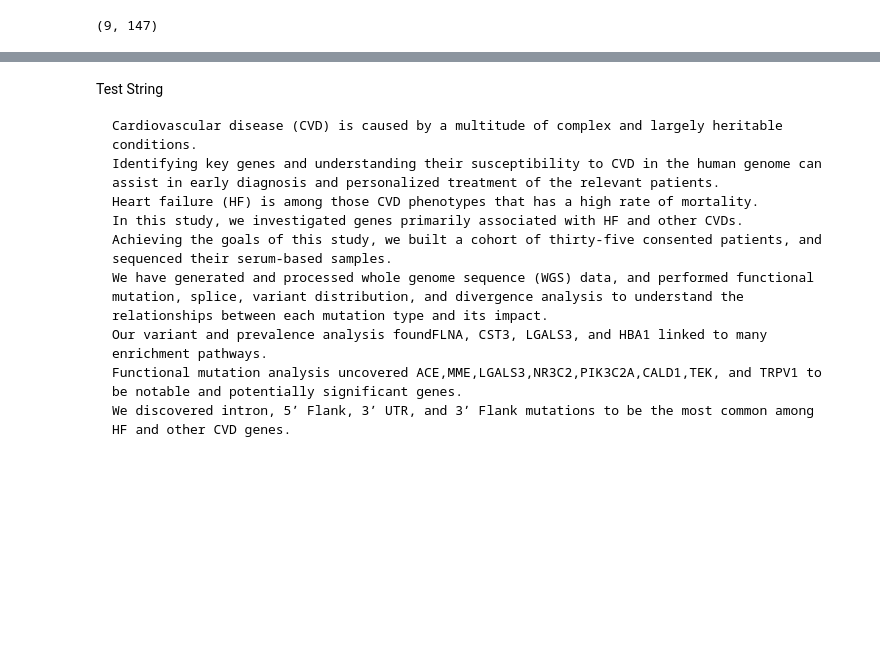
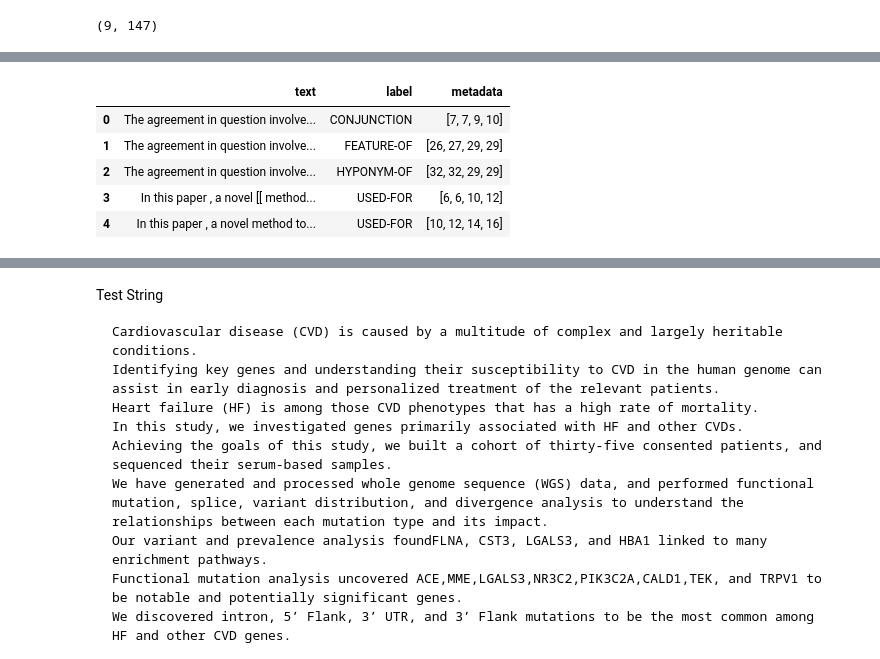
Before and after one commit to Abhijith-Nagarajan/CS_546_Project, a Jupyter notebook: notebooks/NER_Topic_Modeling.ipynb, the cells around one changed output, grey strips where cells are left out. Saved outputs shown, nothing was run; the diff lists cells and outputs as text; code cells hidden in the pictures; blank space fills up the shorter version.

```diff
--- a/notebooks/NER_Topic_Modeling.ipynb
+++ b/notebooks/NER_Topic_Modeling.ipynb
@@ -199,0 +536,2 @@ def perform_keyword_extraction(text:str) -> list:
+# %%
+scierc_re = load_dataset("nsusemiehl/SciERC") # This has labels for Relationship extraction but not for Entity extraction
@@ -199,0 +563,11 @@ def perform_keyword_extraction(text:str) -> list:
+# %%
+train_df = scierc_re['train'].to_pandas()
+# %%
+train_df.head()
+# %% [output]
+|  | text | label | metadata |
+| 0 | The agreement in question involve... | CONJUNCTION | [7, 7, 9, 10] |
+| 1 | The agreement in question involve... | FEATURE-OF | [26, 27, 29, 29] |
+| 2 | The agreement in question involve... | HYPONYM-OF | [32, 32, 29, 29] |
+| 3 | In this paper , a novel [[ method... | USED-FOR | [6, 6, 10, 12] |
+| 4 | In this paper , a novel method to... | USED-FOR | [10, 12, 14, 16] |
```
Also changed, not shown: parts of 166 cells of this notebook.
